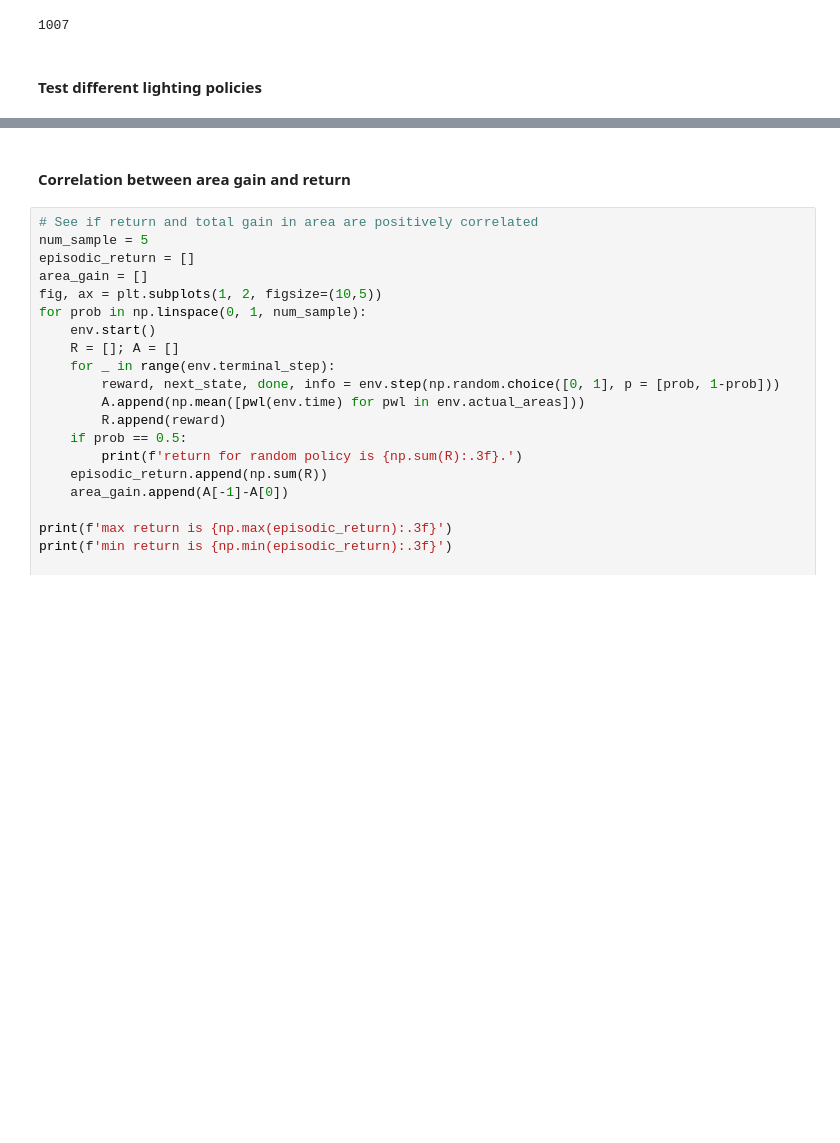
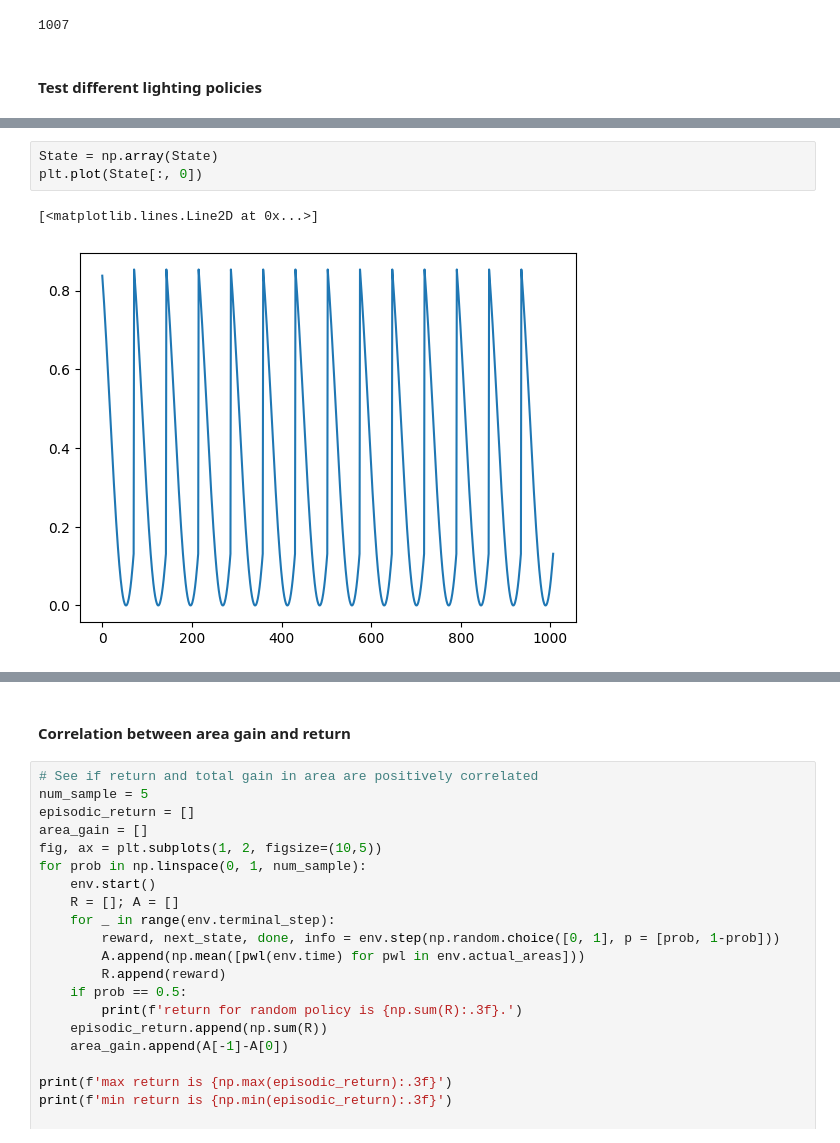
Before and after one commit to steventango/plant-rl, a Jupyter notebook: analysis/test_MultiPlantSim.ipynb, the cells around one changed output, grey strips where cells are left out. Drawn from its saved outputs; the diff is of its cells as text; blank space fills up the shorter version.

```diff
--- a/analysis/test_MultiPlantSim.ipynb
+++ b/analysis/test_MultiPlantSim.ipynb
@@ -49,3 +48,9 @@ fig.tight_layout()
+# %%
+State = np.array(State)
+plt.plot(State[:, 0])
+# %% [output]
+[<matplotlib.lines.Line2D at 0x...>]
+[figure, added]
 # %%
 COLORS = ['r', 'g', 'b']
 off_prob = [1, 0.5, 0]
```
Also changed, not shown: parts of 5 cells of this notebook, 9 other files.
